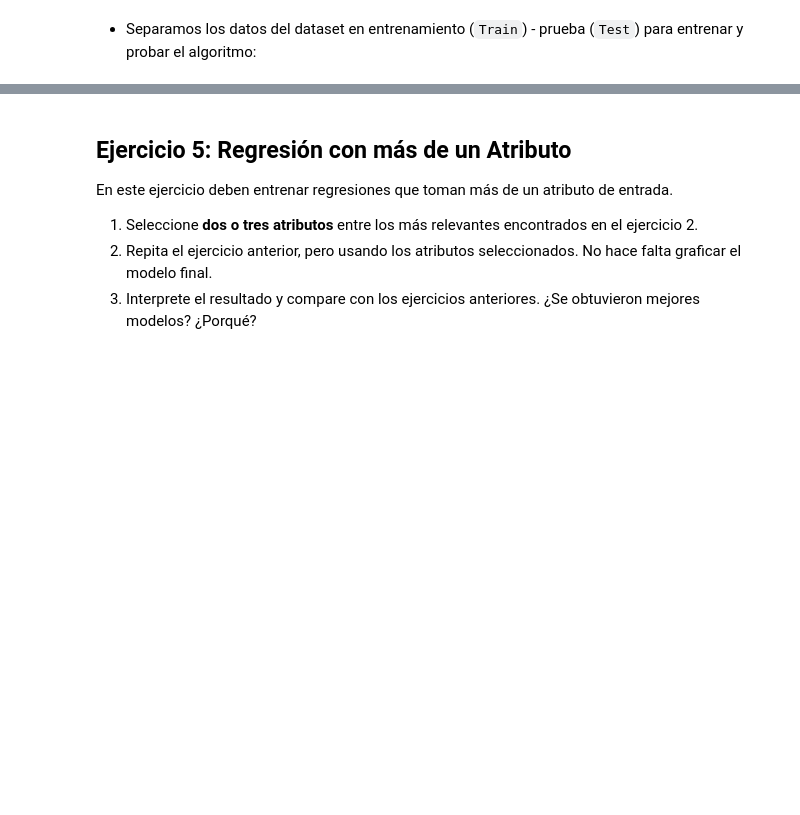
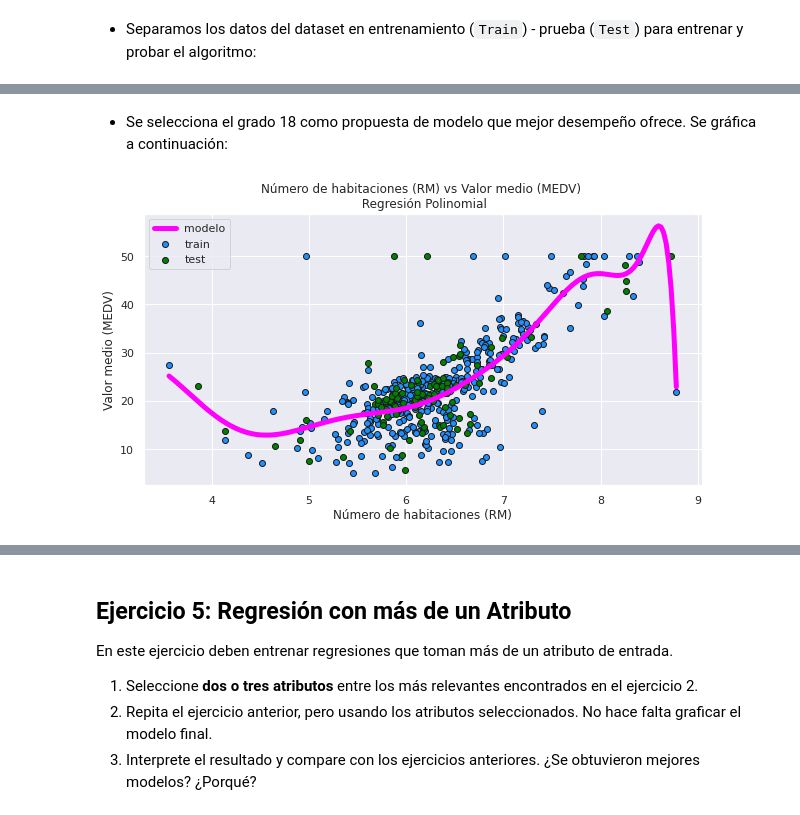
Before and after one commit to Grupo242022/Intro_AA, a Jupyter notebook: Rta_Lab1.ipynb, the cells around one changed output, grey strips where cells are left out. Drawn from its saved outputs; the diff is of its cells as text; code cells hidden in the pictures; blank space fills up the shorter version.

```diff
--- a/Rta_Lab1.ipynb
+++ b/Rta_Lab1.ipynb
@@ -475,0 +493,30 @@ for degree in degrees:
+# %% [markdown]
+- Se selecciona el grado 18 como propuesta de modelo que mejor desempeño ofrece. Se gráfica a continuación:
+# %%
+from sklearn.preprocessing import PolynomialFeatures
+degree = 18
+pf = PolynomialFeatures(degree)
+
+#Instanciamos el algoritmo a utilizar
+pr = linear_model.LinearRegression()
+#Entrenamos el modelo
+pr.fit(X_train_p, y_train)
+lr = LinearRegression(fit_intercept=False)
+model = make_pipeline(pf, lr)
+model.fit(X_train_p, y_train);
+
+x_start = min(np.min(X_train_p), np.min(X_test_p))
+x_end = max(np.max(X_train_p), np.max(X_test_p))
+x = np.linspace(x_start, x_end, 200).reshape(-1, 1)
+
+plt.figure(figsize=(10,5))
+plt.plot(x, model.predict(x), color="magenta", label="modelo", linewidth=5)
+plt.scatter(X_train_p, y_train, facecolor="dodgerblue", edgecolor="k", label="train")
+plt.scatter(X_test_p, y_test, facecolor="green", edgecolor="k", label="test")
+plt.xlabel('Número de habitaciones (RM)')
+plt.ylabel('Valor medio (MEDV)')
+plt.title('Número de habitaciones (RM) vs Valor medio (MEDV) \n Regresión Polinomial')
+plt.legend()
+plt.show()
+# %% [output]
+[figure, added]
```
Also changed, not shown: parts of 43 cells of this notebook.
